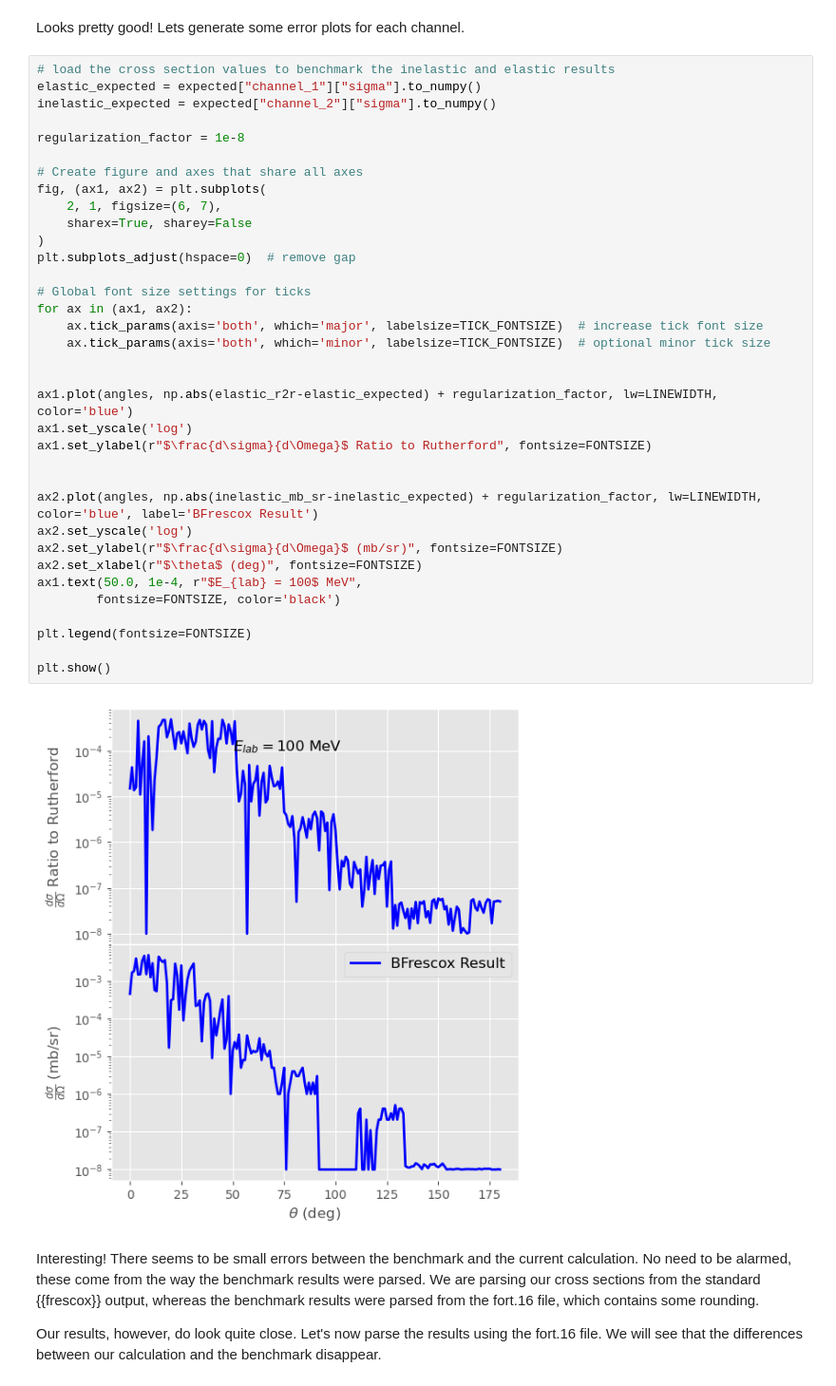
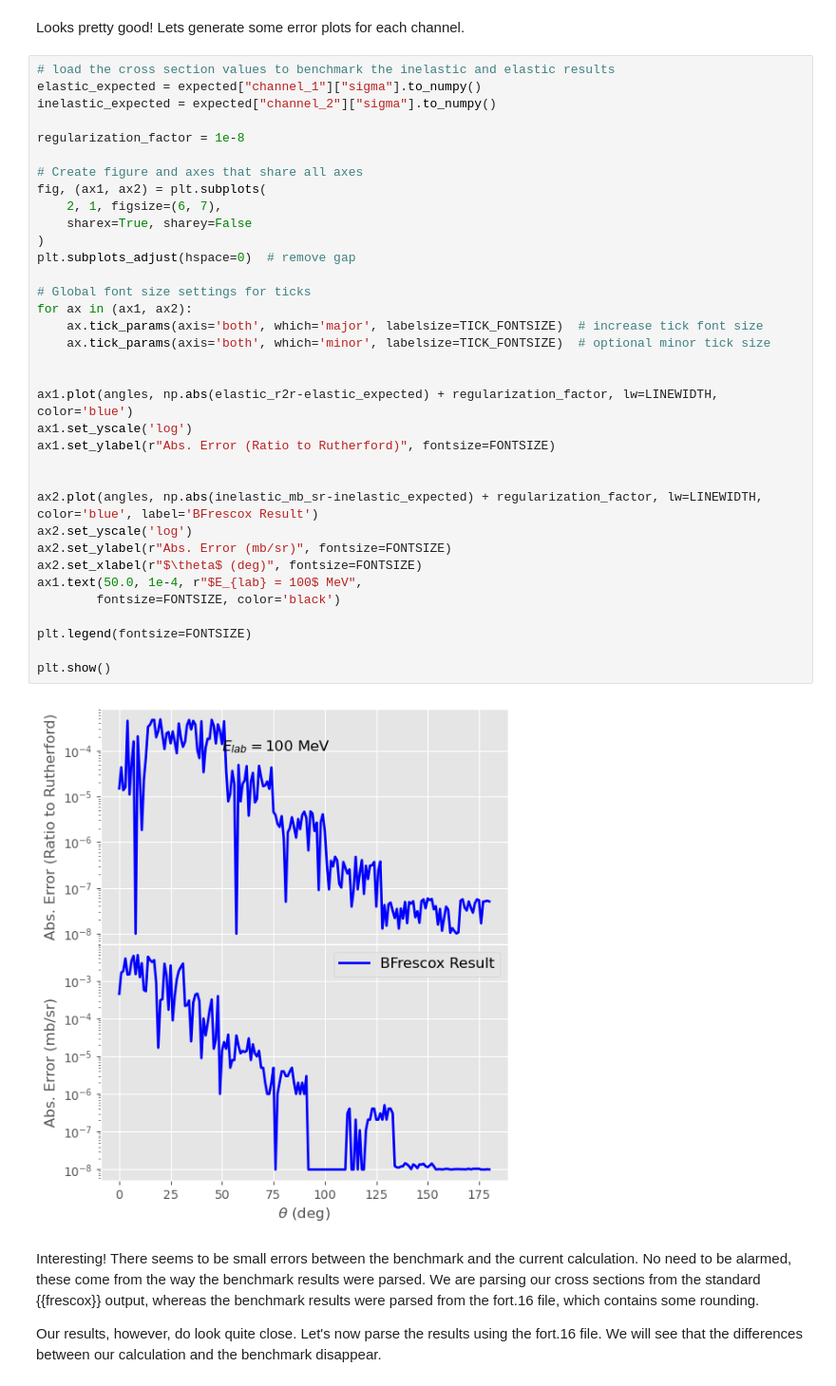
Before and after one commit to bandframework/Bfrescox, a Jupyter notebook: book/notebooks/inelastic_from_template_example.ipynb, the cells around one changed output. Shown at 95% size. Cells and saved outputs as stored; diff of their text form.

Commit message:
fixed inelastic example plots, correct units now included

```diff
--- a/book/notebooks/inelastic_from_template_example.ipynb
+++ b/book/notebooks/inelastic_from_template_example.ipynb
@@ -342,36 +342,36 @@ inelastic_expected = expected["channel_2"]["sigma"].to_numpy()
 
 regularization_factor = 1e-8
 
 # Create figure and axes that share all axes
 fig, (ax1, ax2) = plt.subplots(
     2, 1, figsize=(6, 7),
     sharex=True, sharey=False
 )
 plt.subplots_adjust(hspace=0)  # remove gap
 
 # Global font size settings for ticks
 for ax in (ax1, ax2):
     ax.tick_params(axis='both', which='major', labelsize=TICK_FONTSIZE)  # increase tick font size
     ax.tick_params(axis='both', which='minor', labelsize=TICK_FONTSIZE)  # optional minor tick size
 
 
 ax1.plot(angles, np.abs(elastic_r2r-elastic_expected) + regularization_factor, lw=LINEWIDTH, color='blue')
 ax1.set_yscale('log')
-ax1.set_ylabel(r"$\frac{d\sigma}{d\Omega}$ Ratio to Rutherford", fontsize=FONTSIZE)
+ax1.set_ylabel(r"Abs. Error (Ratio to Rutherford)", fontsize=FONTSIZE)
 
 
 ax2.plot(angles, np.abs(inelastic_mb_sr-inelastic_expected) + regularization_factor, lw=LINEWIDTH, color='blue', label='BFrescox Result')
 ax2.set_yscale('log')
-ax2.set_ylabel(r"$\frac{d\sigma}{d\Omega}$ (mb/sr)", fontsize=FONTSIZE)
+ax2.set_ylabel(r"Abs. Error (mb/sr)", fontsize=FONTSIZE)
 ax2.set_xlabel(r"$\theta$ (deg)", fontsize=FONTSIZE)
 ax1.text(50.0, 1e-4, r"$E_{lab} = 100$ MeV",
         fontsize=FONTSIZE, color='black')
 
 plt.legend(fontsize=FONTSIZE)
 
 plt.show()
 # %% [output]
-[figure, old version]
+[figure, new version]
 # %% [markdown]
 Interesting! There seems to be small errors between the benchmark and the current calculation. No need to be alarmed, these come from the way the benchmark results were parsed. We are parsing our cross sections from the standard {{frescox}} output, whereas the benchmark results were parsed from the fort.16 file, which contains some rounding.
 
```
Also changed, not shown: parts of 1 cell of this notebook.
